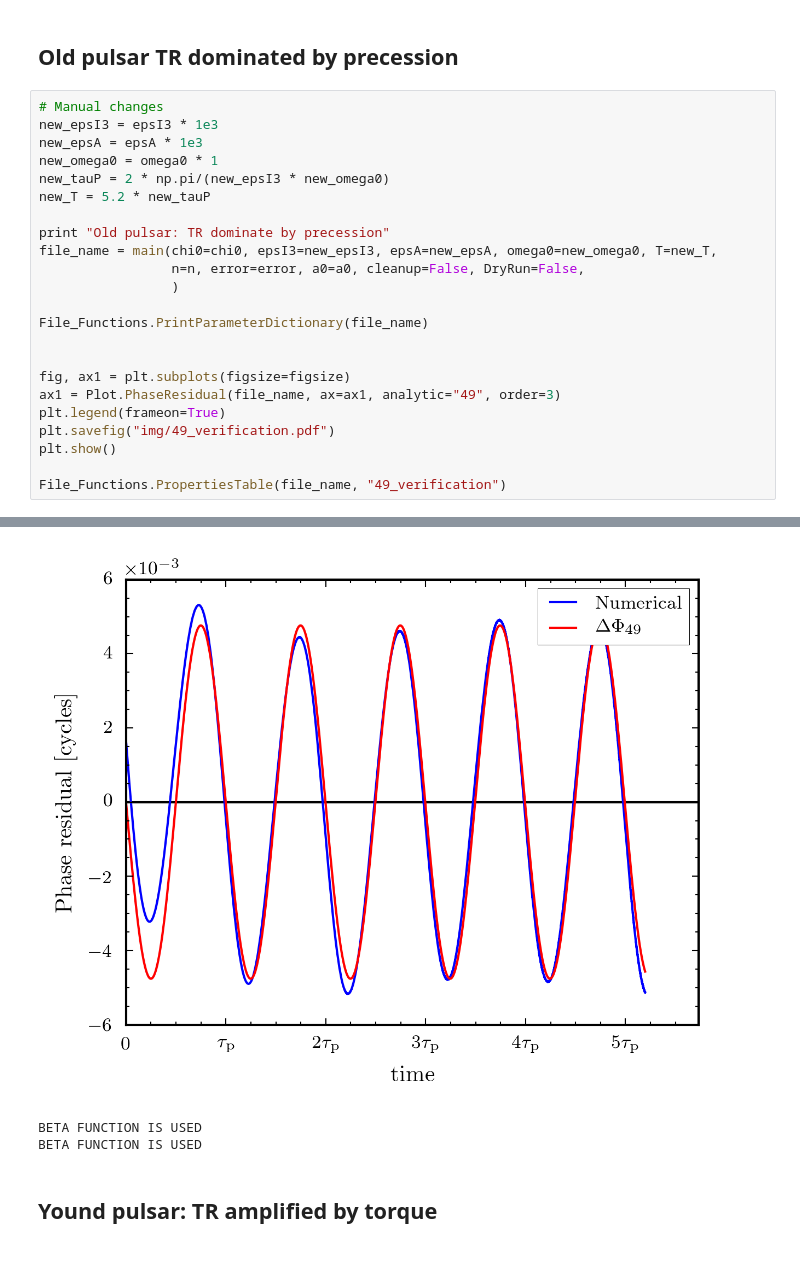
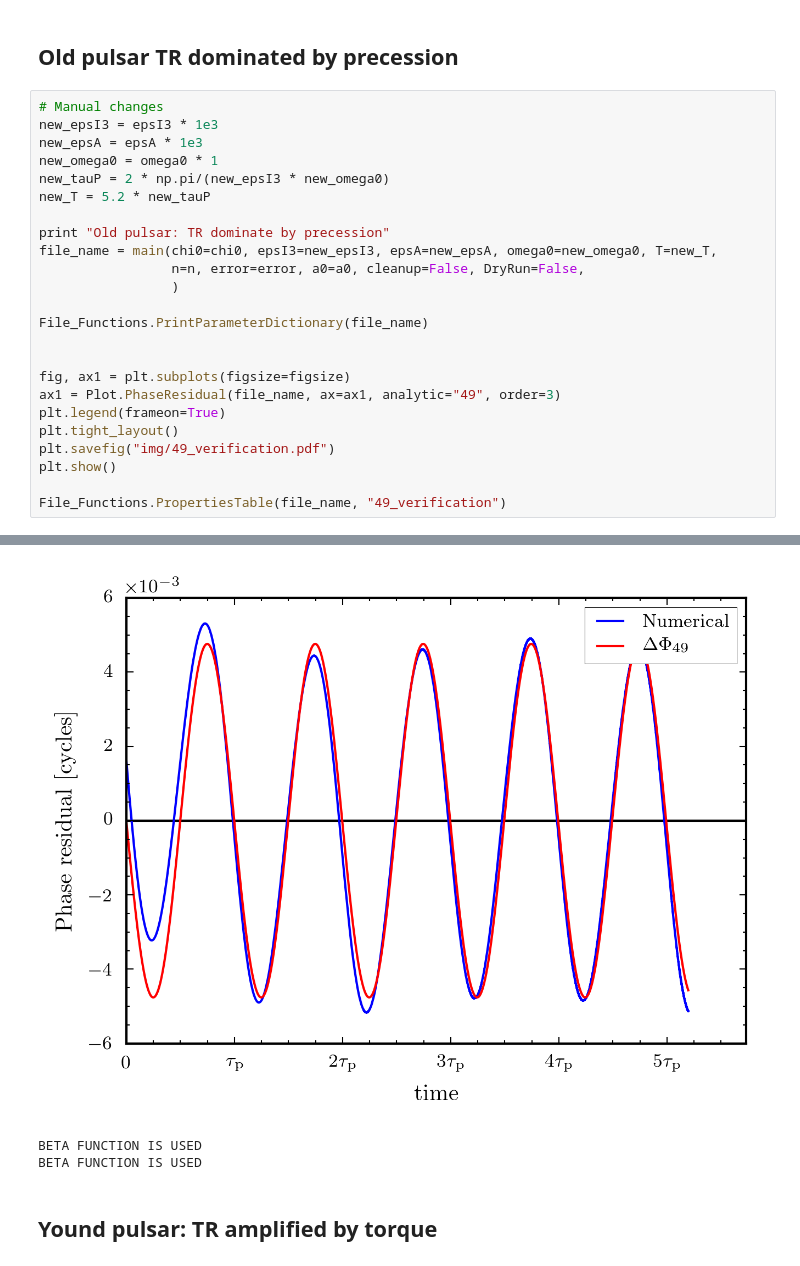
Before and after one commit to GregoryAshton/thesis, a Jupyter notebook: inertial_frame/Verification_TimingResidual.ipynb, the cells around one changed output, grey strips where cells are left out. Drawn from its saved outputs; the diff is of its cells as text.

```diff
--- a/inertial_frame/Verification_TimingResidual.ipynb
+++ b/inertial_frame/Verification_TimingResidual.ipynb
@@ -80,34 +77,35 @@ file_name = main(chi0=chi0, epsI3=new_epsI3, epsA=new_epsA, omega0=new_omega0, T
                  )
 
 File_Functions.PrintParameterDictionary(file_name)
 
 
 fig, ax1 = plt.subplots(figsize=figsize)
 ax1 = Plot.PhaseResidual(file_name, ax=ax1, analytic="49", order=3)
 plt.legend(frameon=True)
+plt.tight_layout()
 plt.savefig("img/49_verification.pdf")
 plt.show()
 
 File_Functions.PropertiesTable(file_name, "49_verification")
 # %% [output]
 Old pulsar: TR dominate by precession
 WARNING: File already exists and cleanup=False
 BETA FUNCTION IS USED
 BETA FUNCTION IS USED
 AnomTorque : 1.0000000000e+00
 Bs : 1.5806327847e+14
 DeltaPhi_49 : 2.9919947845e-02
 DeltaPhi_49_SpindownTorque : 2.7112842501e-06
 DeltaPhi_63 : 3.8857384017e-03
 DeltaPhi_75 : 4.1251474558e-05
 EMtorqueAmplificationfactor : 4.0800228930e-01
 P : 4.0536679401e-01
 ... (25 lines left out)
 BETA FUNCTION IS USED
 BETA FUNCTION IS USED
 BETA FUNCTION IS USED
 BETA FUNCTION IS USED
-[figure, old version]
+[figure, new version]
 BETA FUNCTION IS USED
 BETA FUNCTION IS USED
 # %% [markdown]
```
Also changed, not shown: parts of 2 cells of this notebook, 20 other files.
